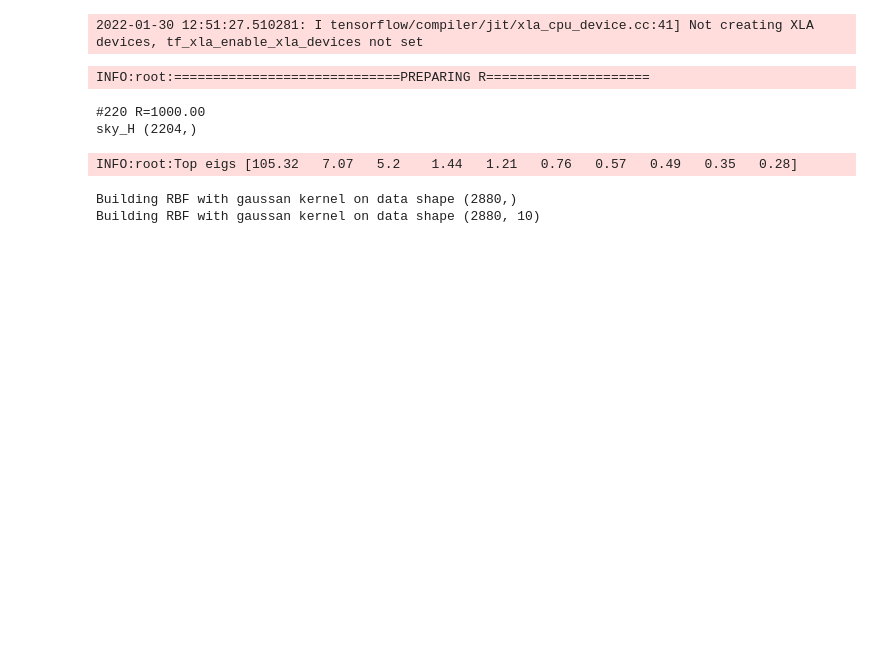
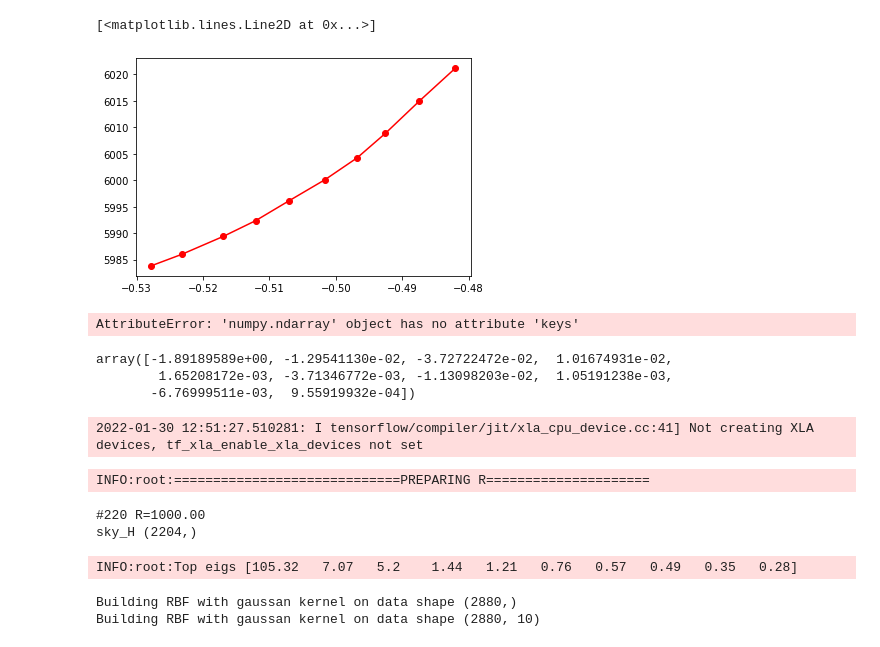
Before and after one commit to ViskaWei/PIML_v0, a Jupyter notebook: nb/RHB_noisednn.ipynb, the cells around one changed output. Cells and saved outputs as stored; diff of their text form; code cells hidden in the pictures; blank space fills up the shorter version.

```diff
--- a/nb/RHB_noisednn.ipynb
+++ b/nb/RHB_noisednn.ipynb
@@ -16,0 +134,15 @@ sys.path.insert(0, PROJECT_PATH)
+# %%
+plt.plot(*p_preds[:,:2].T, "o-", c="r")
+# %% [output]
+[<matplotlib.lines.Line2D at 0x...>]
+[figure, added]
+# %%
+d.eval_box(p_preds)
+# %% [output]
+AttributeError: 'numpy.ndarray' object has no attribute 'keys'
+# %%
+ak
+# %% [output]
+array([-1.89189589e+00, -1.29541130e-02, -3.72722472e-02,  1.01674931e-02,
+        1.65208172e-03, -3.71346772e-03, -1.13098203e-02,  1.05191238e-03,
+       -6.76999511e-03,  9.55919932e-04])
```
Also changed, not shown: parts of 26 cells of this notebook, 13 other files.
